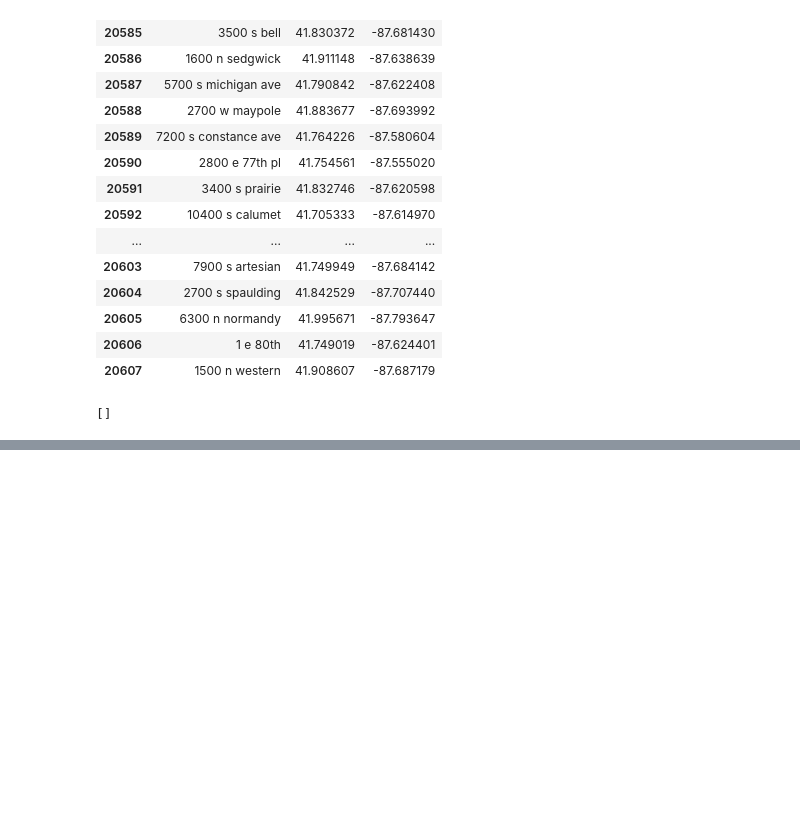
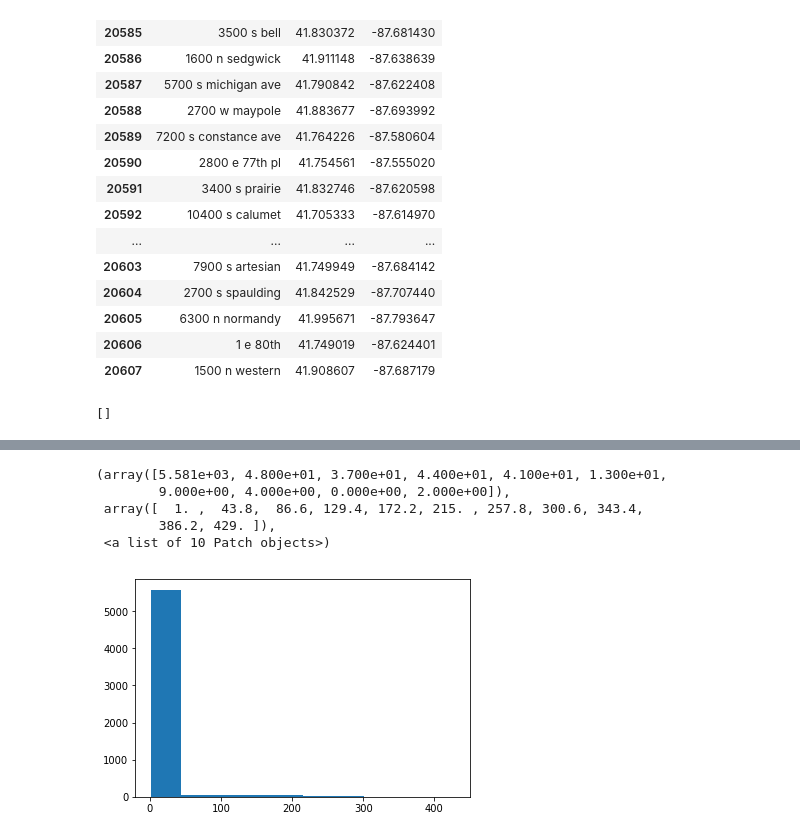
Before and after one commit to propublica/il-tickets-notebooks, a Jupyter notebook: Geocoding_experiments.ipynb, the cells around one changed output, grey strips where cells are left out. Saved outputs shown, nothing was run; the diff lists cells and outputs as text; code cells hidden in the pictures; blank space fills up the shorter version.

```diff
--- a/Geocoding_experiments.ipynb
+++ b/Geocoding_experiments.ipynb
@@ -216,0 +298,9 @@ geocoded_df.head()
+# %%
+plt.hist(df['officer'].value_counts())
+# %% [output]
+(array([5.581e+03, 4.800e+01, 3.700e+01, 4.400e+01, 4.100e+01, 1.300e+01,
+        9.000e+00, 4.000e+00, 0.000e+00, 2.000e+00]),
+ array([  1. ,  43.8,  86.6, 129.4, 172.2, 215. , 257.8, 300.6, 343.4,
+        386.2, 429. ]),
+ <a list of 10 Patch objects>)
+[figure, added]
```
Also changed, not shown: parts of 18 cells of this notebook, 1 other file.
